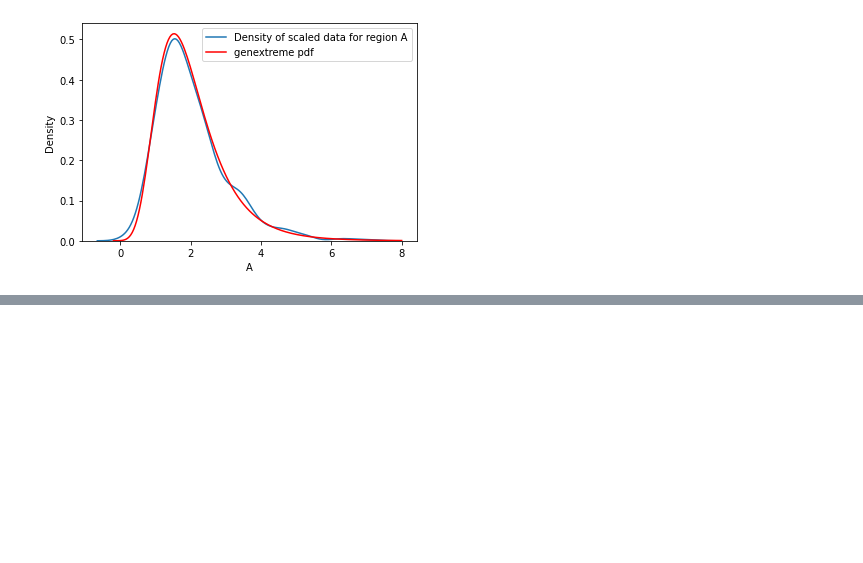
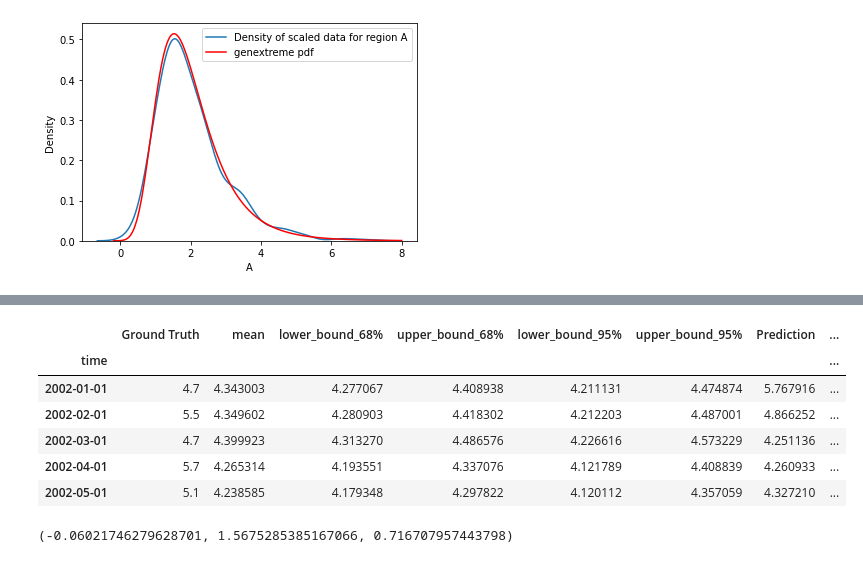
Before and after one commit to eupho73/TER-BNN, a Jupyter notebook: data/gnedenko_mag.ipynb, the cells around one changed output, grey strips where cells are left out. Saved outputs shown, nothing was run; the diff lists cells and outputs as text; code cells hidden in the pictures; blank space fills up the shorter version.

Commit message:
density prediction

```diff
--- a/data/gnedenko_mag.ipynb
+++ b/data/gnedenko_mag.ipynb
@@ -53,0 +89,25 @@ plt.legend()
+# %%
+mean = S.mean(axis=1)
+sd = S.std(axis=1)
+lb68 = mean - sd/np.sqrt(n_sample)
+ub68 = mean + sd/np.sqrt(n_sample)
+lb95 = mean - 2*sd/np.sqrt(n_sample)
+ub95 = mean + 2*sd/np.sqrt(n_sample)
+traj = S[:, 4]
+max_pred = S.max(axis=1)
+# %%
+dataplot = pd.DataFrame({"Ground Truth": data.iloc[-240:,1], "mean": mean, "lower_bound_68%": lb68, "upper_bound_68%": ub68, "lower_bound_95%": lb95, "upper_bound_95%": ub95, "Prediction": traj, "Max_pred": max_pred})
+# %%
+ix= pd.to_datetime(data.time)
+# %%
+dataplot.index = ix[-240:]
+# %%
+dataplot.head()
+# %% [output]
+|  | Ground Truth | mean | lower_bound_68% | upper_bound_68% | lower_bound_95% | upper_bound_95% | Prediction | ... |
+| time |  |  |  |  |  |  |  | ... |
+| 2002-01-01 | 4.7 | 4.343003 | 4.277067 | 4.408938 | 4.211131 | 4.474874 | 5.767916 | ... |
+| 2002-02-01 | 5.5 | 4.349602 | 4.280903 | 4.418302 | 4.212203 | 4.487001 | 4.866252 | ... |
+| 2002-03-01 | 4.7 | 4.399923 | 4.313270 | 4.486576 | 4.226616 | 4.573229 | 4.251136 | ... |
+| 2002-04-01 | 5.7 | 4.265314 | 4.193551 | 4.337076 | 4.121789 | 4.408839 | 4.260933 | ... |
+| 2002-05-01 | 5.1 | 4.238585 | 4.179348 | 4.297822 | 4.120112 | 4.357059 | 4.327210 | ... |
@@ -53,0 +156,4 @@ plt.legend()
+# %%
+param
+# %% [output]
+(-0.06021746279628701, 1.5675285385167066, 0.716707957443798)
```
Also changed, not shown: parts of 9 cells of this notebook.
